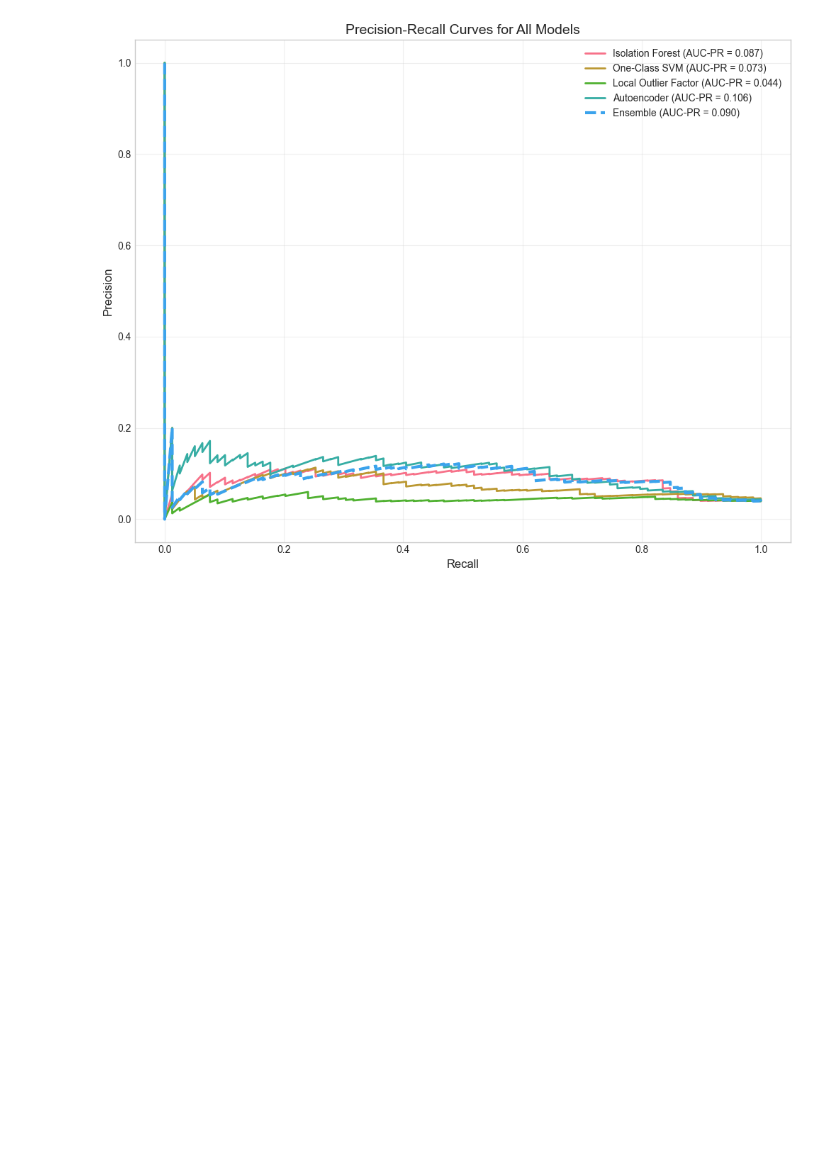
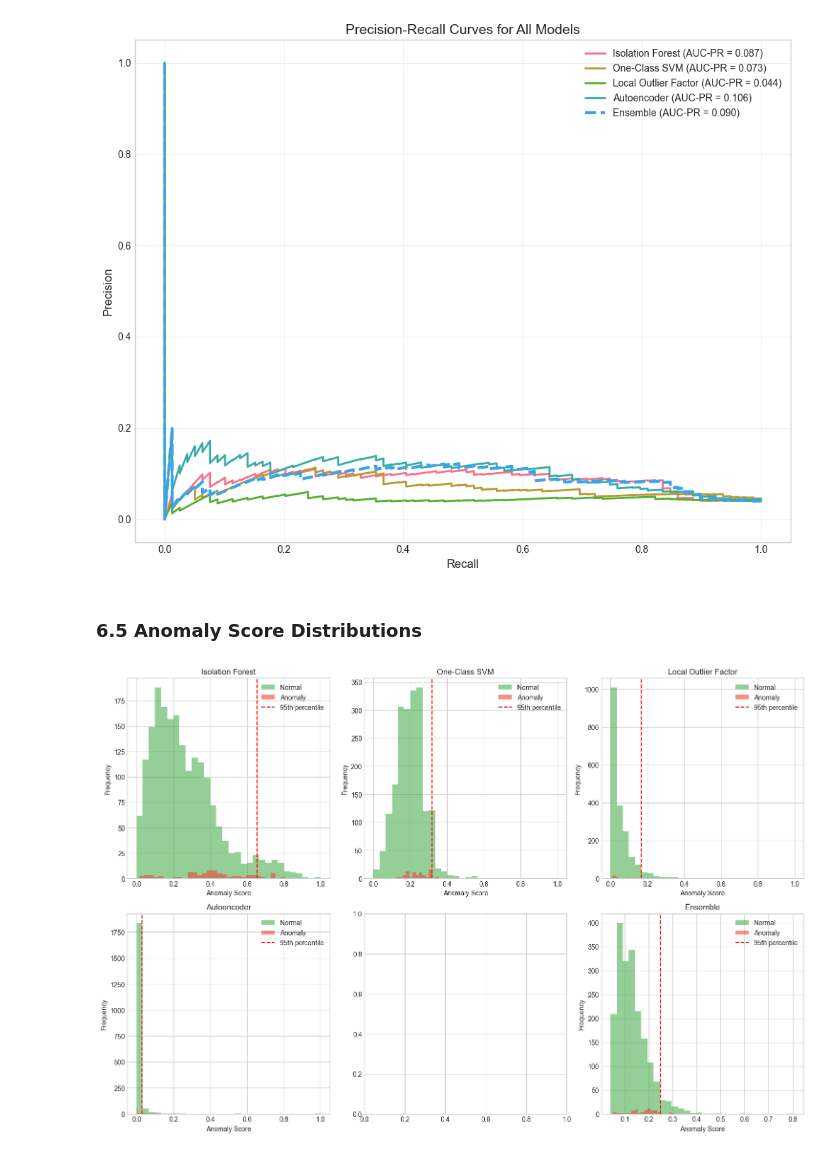
Before and after one commit to Houzibe/health-insurance-fraudulent-claims-detection-system, a Jupyter notebook: notebooks/02_model_training.ipynb, the cells around one changed output. Saved outputs shown, nothing was run; the diff lists cells and outputs as text; code cells hidden in the pictures; blank space fills up the shorter version.

Commit message:
Added code to plot score distributions for each models and save it inside figures folders

```diff
--- a/notebooks/02_model_training.ipynb
+++ b/notebooks/02_model_training.ipynb
@@ -473,3 +473,35 @@ plt.savefig('../figures/pr_curves.png', dpi=300)
 plt.show()
 # %% [output]
 [figure]
+# %% [markdown]
+### 6.5 Anomaly Score Distributions
+# %%
+fig, axes = plt.subplots(2, 3, figsize=(15, 10))
+axes = axes.flatten()
+
+# Plot score distributions for each model
+for i, (name, scores) in enumerate(all_scores.items()):
+    ax = axes[i]
+    ax.hist(scores[y_test == 0], bins=30, alpha=0.6, label='Normal', color='#4CAF50')
+    ax.hist(scores[y_test == 1], bins=30, alpha=0.6, label='Anomaly', color='#F44336')
+    ax.axvline(np.percentile(scores, 95), color='red', linestyle='--', label='95th percentile')
+    ax.set_xlabel('Anomaly Score')
+    ax.set_ylabel('Frequency')
+    ax.set_title(name)
+    ax.legend()
+
+# Add ensemble
+ax = axes[5]
+ax.hist(ensemble_scores[y_test == 0], bins=30, alpha=0.6, label='Normal', color='#4CAF50')
+ax.hist(ensemble_scores[y_test == 1], bins=30, alpha=0.6, label='Anomaly', color='#F44336')
+ax.axvline(np.percentile(ensemble_scores, 95), color='red', linestyle='--', label='95th percentile')
+ax.set_xlabel('Anomaly Score')
+ax.set_ylabel('Frequency')
+ax.set_title('Ensemble')
+ax.legend()
+
+plt.tight_layout()
+plt.savefig('../figures/score_distributions.png', dpi=300)
+plt.show()
+# %% [output]
+[figure, added]
```
Also changed, not shown: 1 other file.
